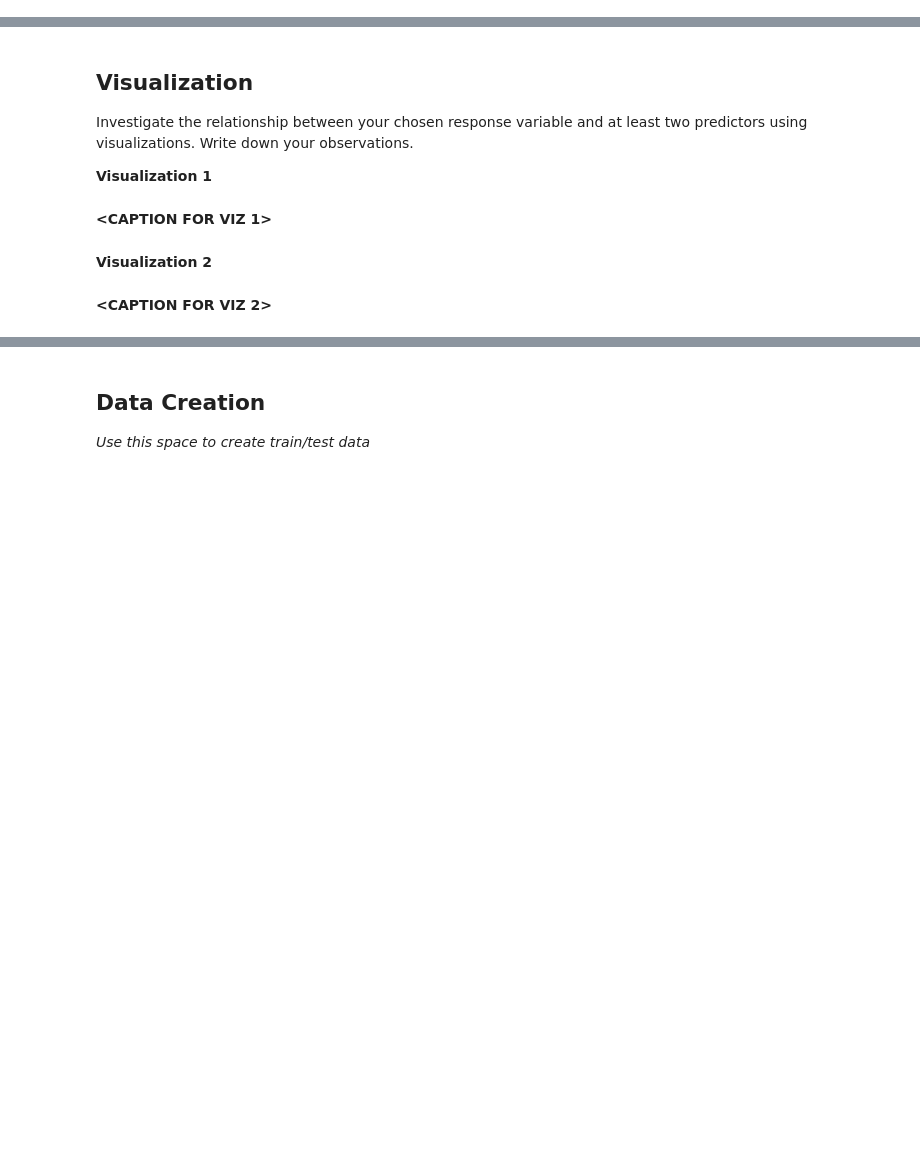
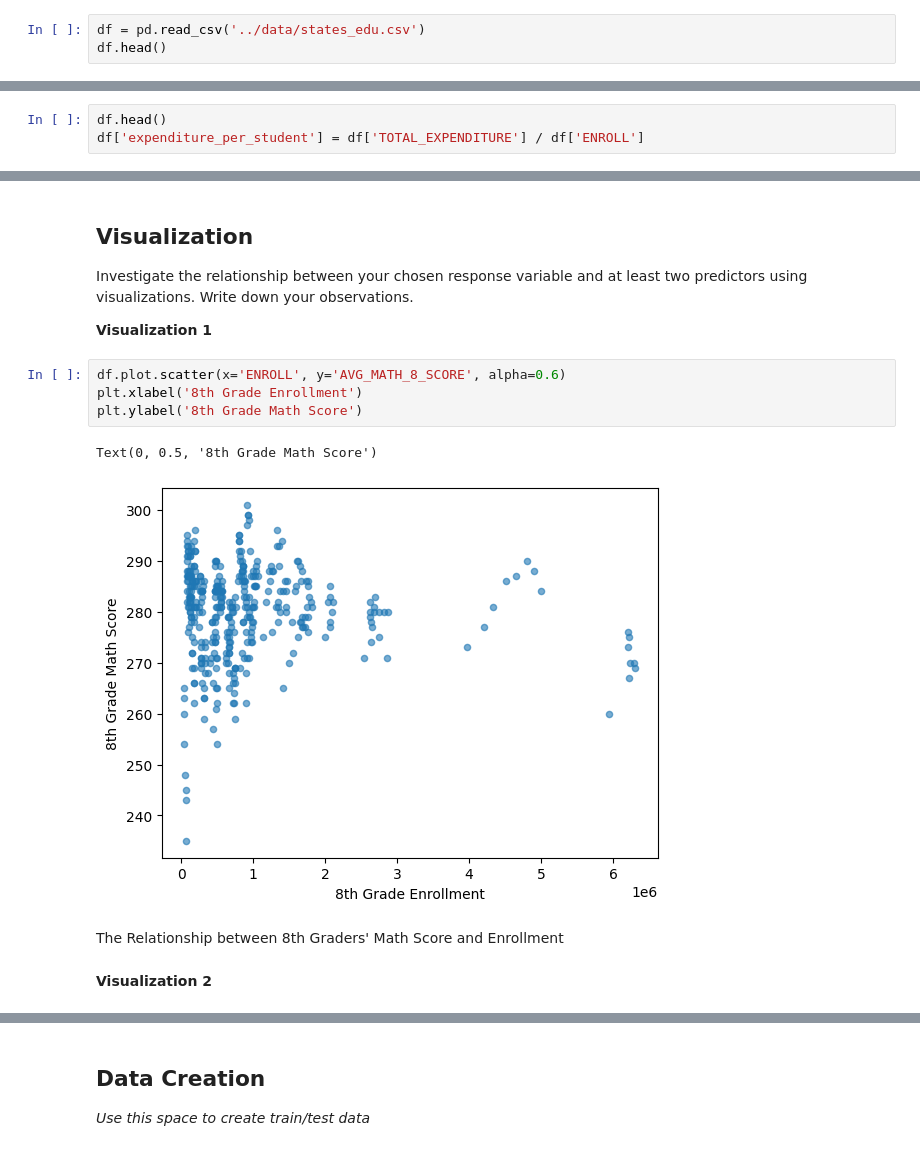
Before and after one commit to dqniell/MDST-Tutorial, a Jupyter notebook: tutorial1/checkpoint1.ipynb, the cells around one changed output, grey strips where cells are left out. Saved outputs shown, nothing was run; the diff lists cells and outputs as text; blank space fills up the shorter version.

```diff
--- a/tutorial1/checkpoint1.ipynb
+++ b/tutorial1/checkpoint1.ipynb
@@ -32,2 +36,5 @@ Import `numpy`, `pandas`, and `matplotlib`.
 # %% [markdown]
 Load in the "states_edu.csv" dataset and take a look at the head of the data
+# %%
+df = pd.read_csv('../data/states_edu.csv')
+df.head()
@@ -57,5 +113,8 @@ After exploring the data, you can choose to modify features that you would use t
 You can also create your own features. For example, perhaps you figured that maybe a state's expenditure per student may affect their overall academic performance so you create a expenditure_per_student feature.
 
 Use this space to modify or create features.
+# %%
+df.head()
+df['expenditure_per_student'] = df['TOTAL_EXPENDITURE'] / df['ENROLL']
 # %% [markdown]
 Feature engineering justification: **<BRIEFLY DESCRIBE WHY YOU MADE THE CHANGES THAT YOU DID\>**
@@ -65,9 +125,14 @@ Feature engineering justification: **<BRIEFLY DESCRIBE WHY YOU MADE THE CHANGES
 Investigate the relationship between your chosen response variable and at least two predictors using visualizations. Write down your observations.
 
 **Visualization 1**
-# %% [markdown]
-**<CAPTION FOR VIZ 1>**
+# %%
+df.plot.scatter(x='ENROLL', y='AVG_MATH_8_SCORE', alpha=0.6)
+plt.xlabel('8th Grade Enrollment')
+plt.ylabel('8th Grade Math Score')
+# %% [output]
+Text(0, 0.5, '8th Grade Math Score')
+[figure, added]
+# %% [markdown]
+The Relationship between 8th Graders' Math Score and Enrollment
 # %% [markdown]
 **Visualization 2**
-# %% [markdown]
-**<CAPTION FOR VIZ 2>**
```
Also changed, not shown: parts of 20 cells of this notebook.
